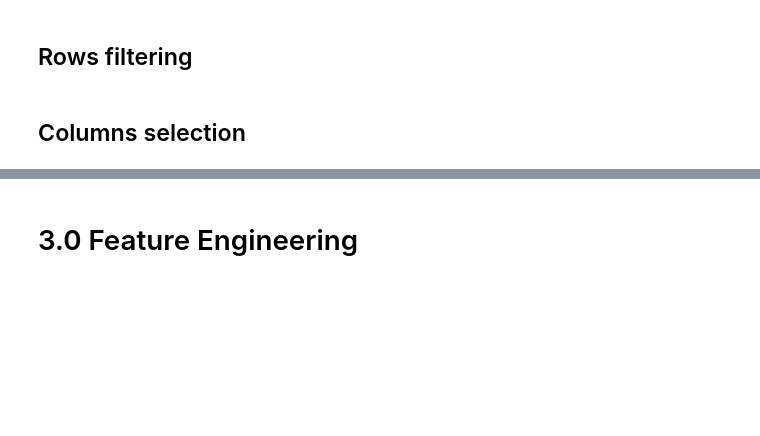
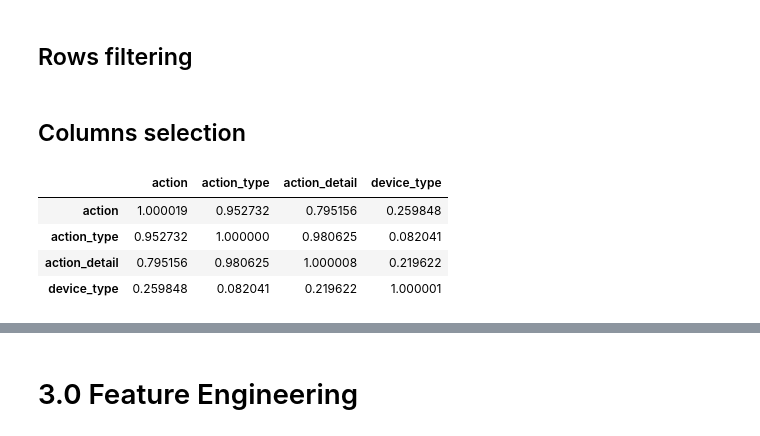
Before and after one commit to marcosbertochi/airbnbpredictfirstbooking, a Jupyter notebook: airbnb-predict-1st-booking-v2.ipynb, the cells around one changed output, grey strips where cells are left out. Drawn from its saved outputs; the diff is of its cells as text; code cells hidden in the pictures; blank space fills up the shorter version.

```diff
--- a/airbnb-predict-1st-booking-v2.ipynb
+++ b/airbnb-predict-1st-booking-v2.ipynb
@@ -394,21 +398,28 @@ df2_sessions = df2_sessions[df2_sessions['secs_elapsed']>0]
 # %%
 cat_att_list = cat_att_sessions.drop('user_id',axis=1).columns.to_list()
 
 corr_dict = {}
 
 for i in range(len(cat_att_list)):
 
     corr_list = []
 
     for j in range(len(cat_att_list)):
         ref = cat_att_list[i]
         feat = cat_att_list[j]
         corr = cramer_v(cat_att_sessions[ref], cat_att_sessions[feat])
         corr_list.append(corr)
 
     corr_dict [ref] = corr_list
 
-d = pd.DataFrame(corr_dict).set_index(d.columns)
+d = pd.DataFrame(corr_dict)
+d.set_index(d.columns)
+# %% [output]
+|  | action | action_type | action_detail | device_type |
+| action | 1.000019 | 0.952732 | 0.795156 | 0.259848 |
+| action_type | 0.952732 | 1.000000 | 0.980625 | 0.082041 |
+| action_detail | 0.795156 | 0.980625 | 1.000008 | 0.219622 |
+| device_type | 0.259848 | 0.082041 | 0.219622 | 1.000001 |
 # %%
 sns.heatmap(d, annot=True);
 # %% [output]
```
Also changed, not shown: parts of 51 cells of this notebook.
